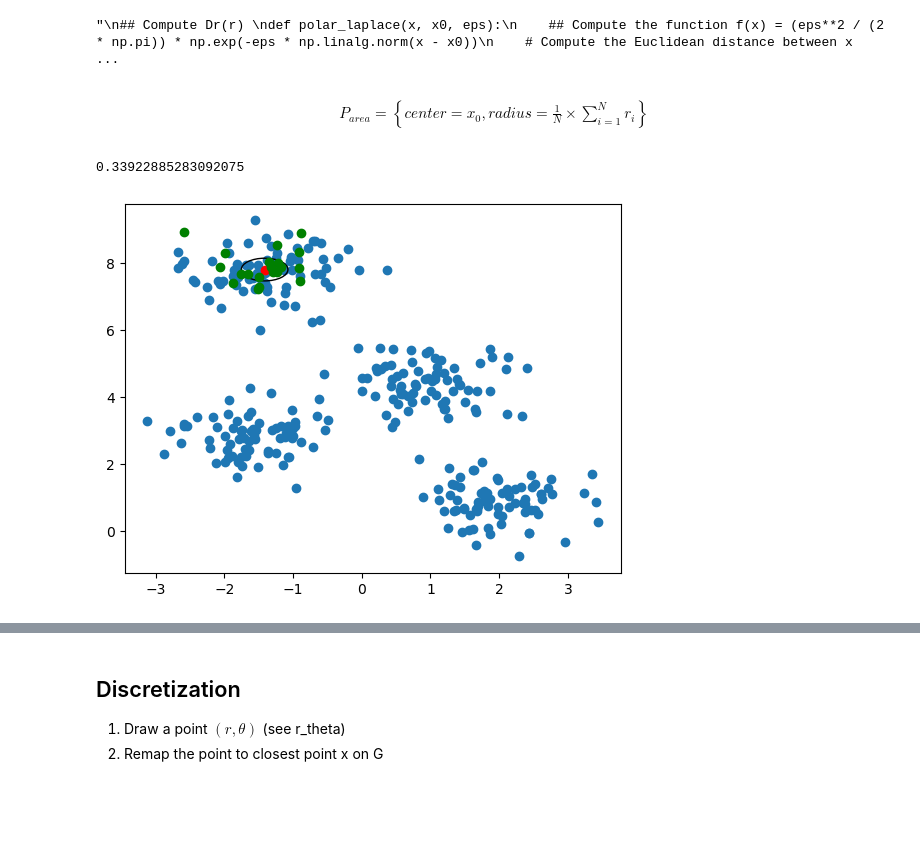
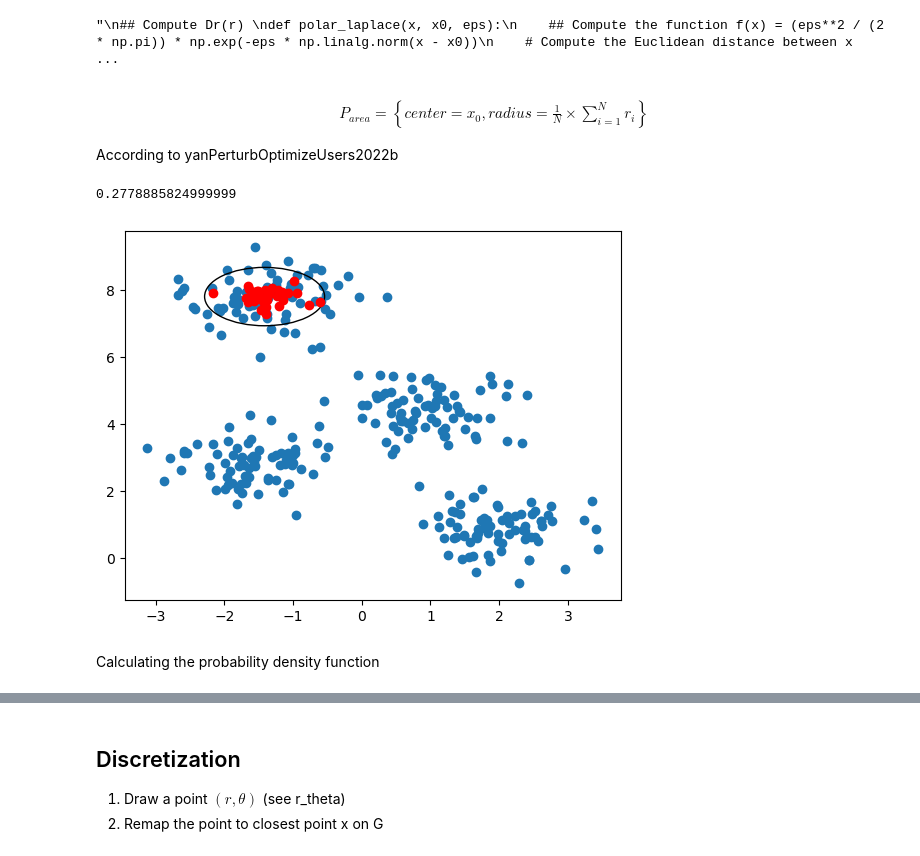
Before and after one commit to tjvanderende/privacy-preserved-clustering-with-nD-Laplace, a Jupyter notebook: RQ1/2D-Laplace.ipynb, the cells around one changed output, grey strips where cells are left out. Cells and saved outputs as stored; diff of their text form; code cells hidden in the pictures; blank space fills up the shorter version.

```diff
--- a/RQ1/2D-Laplace.ipynb
+++ b/RQ1/2D-Laplace.ipynb
@@ -38,8 +38,8 @@ max_value
 - $Z$ = Possible reported values
 - For every $x \in X $ we report a perturbed point $z \in Z$
 # %%
-radius = 0.5 # radius r
+radius = 0.3 # radius r
 level = 2 #privacy level l
-epsilon = 4
+epsilon = level/radius
 print(epsilon)
 # %% [output]
@@ -61,29 +61,3 @@ $pdf = \frac{\epsilon}{2}exp(-\epsilon|x-\mu|)$
 
 Modified for distance:
 $D\epsilon(x0)(x) = \frac{\epsilon^2}{2*\pi}e(-\epsilon d(x0, x))$
-# %%
-import numpy as np
-"""
-def my_func(x, x0, eps):
-
-    Compute the function f(x) = (eps**2 / (2 * np.pi)) * np.exp(-eps * np.linalg.norm(x - x0))
-
-    # Compute the Euclidean distance between x and x0
-    d = np.sqrt((x[:,0] - x0[0])**2 + (x[:,1] - x0[1])**2)
-
-    # Compute the function value at each x
-    return (eps**2 / (2 * np.pi)) * e * -(eps * d)
-
-# Example usage:
-x = np.random.randn(100, 2)
-x0 = np.array([0, 0])
-
-y = my_func(x, x0, eps)
-
-plt.scatter(x[:, 0], x[:, 1], c=y)
-plt.colorbar()
-plt.title(r'$\frac{\epsilon^2}{2\pi}e^{-\epsilon d(x_0, x)}$ (planar laplace)')
-plt.xlabel('x')
-plt.ylabel('y')
-plt.show()
-"""
@@ -224,6 +196,8 @@ def generate_laplace_noise(eps, x, y):
     return point
 # %% [markdown]
 \begin{aligned} P_{area}=\left\{ center = x_{0},radius = \frac{1}{N}\times \sum _{i=1}^{N}r_{i}\right\} \end{aligned}
+
+According to yanPerturbOptimizeUsers2022b
 # %%
 from math import sqrt
 
@@ -231,19 +205,18 @@ from math import sqrt
 Z = []
 total_dis = 0
 x0 = X[1, 0], X[3, 1]
-N = 20
+N = 40
 for nm in range(0, N):
     x1, y1 = x0
     noise = generate_laplace_noise(epsilon, x1, y1)
     x2, y2 = noise
-    distance = sqrt((x2 - x1)^2 + (y2 - y1)^2)
-    total_dis = total_dis + distance
+    total_dis = total_dis + math.dist(x0, noise)
     Z.append(noise)
 
 R = total_dis / N
 print(R)
 # %% [output]
-0.33922885283092075
+0.2778885824999999
 # %%
 #point_of_interest_x = X[1,0]
 #point_of_interest_y = X[3,1]
@@ -252,15 +225,17 @@ Z = np.array(Z)
 # %%
 fig, ax = plt.subplots()
 
 ax.scatter(X[:, 0], X[:,1])
 
 
 ax.scatter(x0[0], x0[1], color='red', marker='o')
 
-circle = plt.Circle((x0[0], x0[1]), R, color='black', fill=False)
+circle = plt.Circle((x0[0], x0[1]), R*math.pi, color='black', fill=False)
 ax.add_artist(circle)
-ax.scatter(Z[:, 0], Z[:,1], color='green')
+ax.scatter(Z[:, 0], Z[:,1], color='red')
 
 plt.show()
 # %% [output]
-[figure, old version]
+[figure, new version]
+# %% [markdown]
+Calculating the probability density function
```
Also changed, not shown: parts of 7 cells of this notebook.
